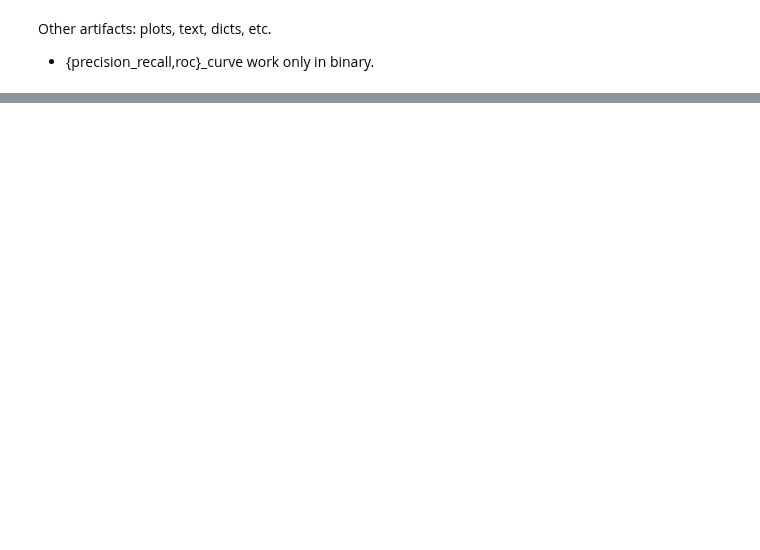
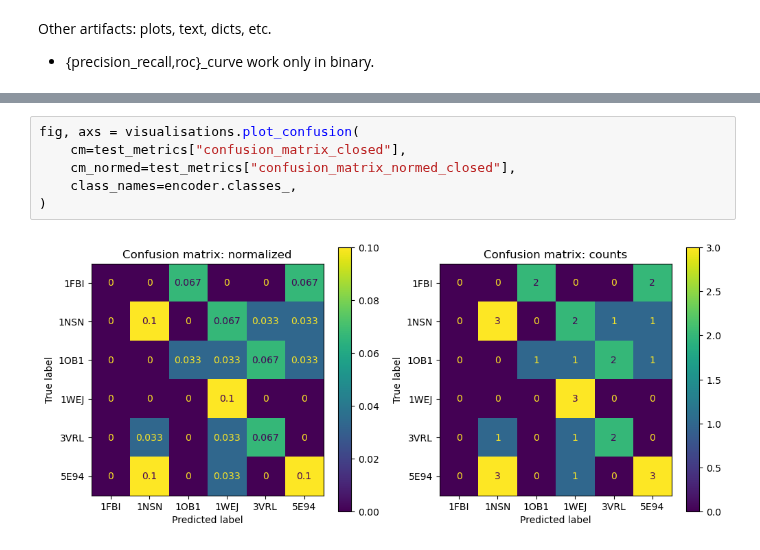
Before and after one commit to csi-greifflab/negative-class-optimization, a Jupyter notebook: notebooks/14_OSK_MulticlassSN10.ipynb, the cells around one changed output, grey strips where cells are left out. Cells and saved outputs as stored; diff of their text form; blank space fills up the shorter version.

```diff
--- a/notebooks/14_OSK_MulticlassSN10.ipynb
+++ b/notebooks/14_OSK_MulticlassSN10.ipynb
@@ -272,0 +255,8 @@ disp.plot()
+# %%
+fig, axs = visualisations.plot_confusion(
+    cm=test_metrics["confusion_matrix_closed"],
+    cm_normed=test_metrics["confusion_matrix_normed_closed"],
+    class_names=encoder.classes_,
+)
+# %% [output]
+[figure, added]
```
Also changed, not shown: parts of 12 cells of this notebook, 5 other files.
